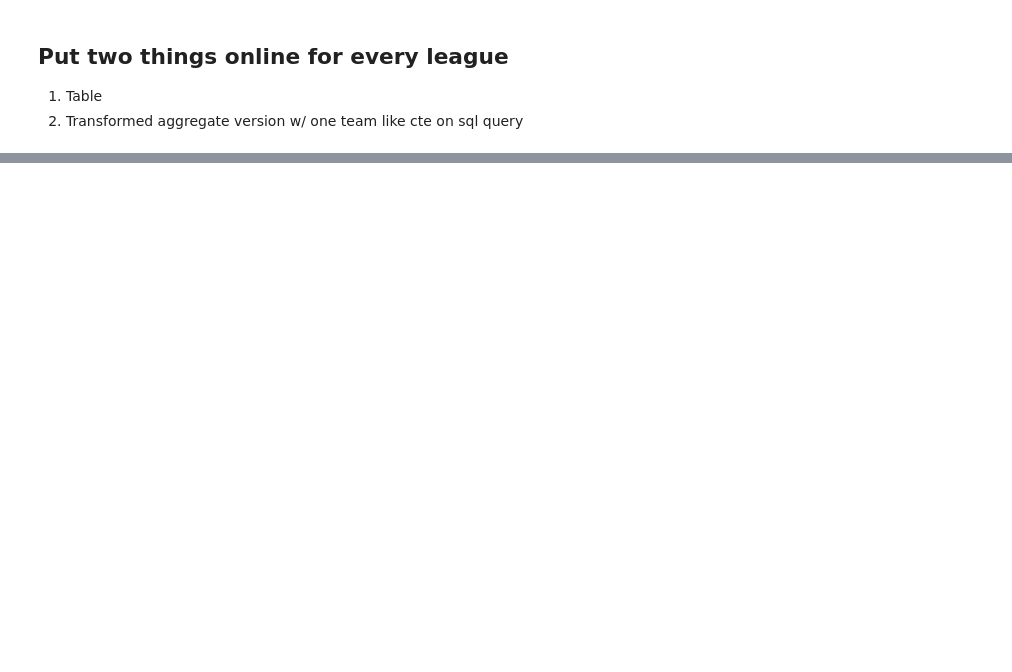
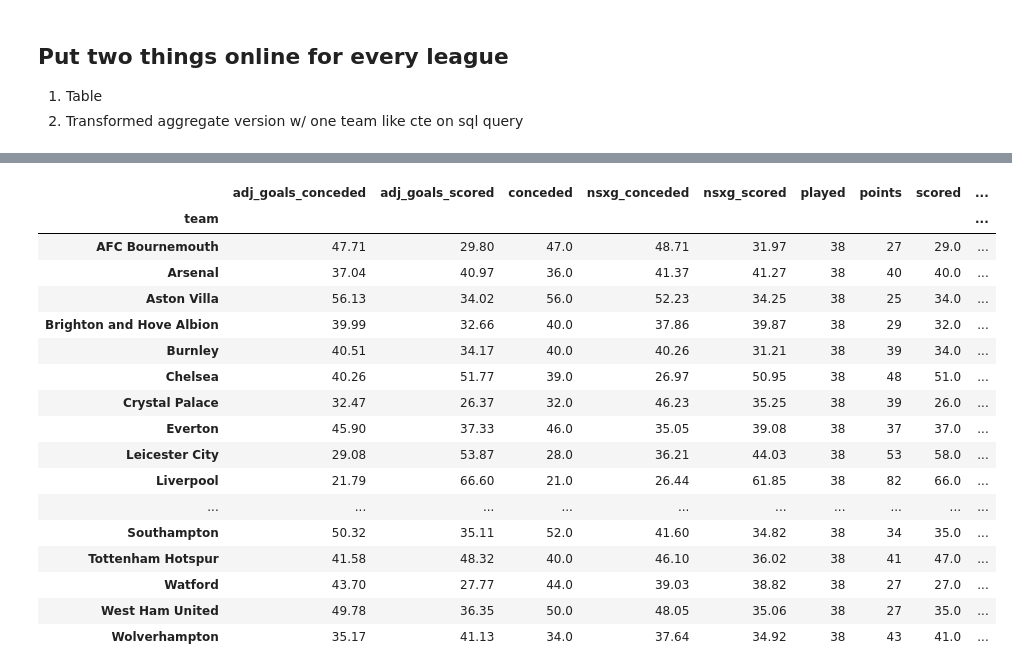
Before and after one commit to stcondon/tables4tableau, a Jupyter notebook: t/notebooks/fte-transformations.ipynb, the cells around one changed output, grey strips where cells are left out. Cells and saved outputs as stored; diff of their text form; code cells hidden in the pictures; blank space fills up the shorter version.

```diff
--- a/t/notebooks/fte-transformations.ipynb
+++ b/t/notebooks/fte-transformations.ipynb
@@ -52,0 +82,52 @@ fte = fte_last_season(path, league_dict)
+# %%
+def fte_mvp(df):
+    home = df.groupby('team1').apply(
+        lambda x: (x['score1'] > x['score2']).sum() * 3 + (x['score1'] == x['score2']).sum()).reset_index(name='points')
+    pt = pd.pivot_table(df, values = ['score1', 'score2', 'xg1', 'xg2', 'nsxg1', 'nsxg2', 'adj_score1','adj_score2'],
+                        index = 'team1', aggfunc=sum)
+    home = home.merge(pt.reset_index(), on = 'team1')
+    pt = pd.pivot_table(df, values = 'date', index = 'team1', aggfunc=pd.Series.nunique)
+    home = home.merge(pt.reset_index(), on = 'team1')
+    cols = {'date':'played', 'team1':'team', 'score1':'scored', 'score2':'conceded', 'xg1':'xg_scored',
+            'xg2':'xg_conceded', 'nsxg1':'nsxg_scored', 'nsxg2':'nsxg_conceded', 'adj_score1':'adj_goals_scored',
+            'adj_score2':'adj_goals_conceded'}
+    home = home.rename(columns = cols)
+    away = df.groupby('team2').apply(
+        lambda x: (x['score2'] > x['score1']).sum() * 3 + (x['score1'] == x['score2']).sum()).reset_index(name='points')
+    pt = pd.pivot_table(df, values = ['score1', 'score2', 'xg1', 'xg2', 'nsxg1', 'nsxg2', 'adj_score1','adj_score2'],
+                        index = 'team2', aggfunc=sum)
+    away = away.merge(pt.reset_index(), on = 'team2')
+    pt = pd.pivot_table(df, values = 'date', index = 'team2', aggfunc=pd.Series.nunique)
+    away = away.merge(pt.reset_index(), on = 'team2')
+    cols = {'date':'played', 'team2':'team', 'score2':'scored', 'score1':'conceded', 'xg2':'xg_scored',
+            'xg1':'xg_conceded', 'nsxg2':'nsxg_scored', 'nsxg1':'nsxg_conceded', 'adj_score2':'adj_goals_scored',
+            'adj_score1':'adj_goals_conceded'}
+    away = away.rename(columns = cols)
+    t = pd.concat([home, away], ignore_index=True)
+    t = t.groupby('team').sum()
+    t['goal_difference'] = t['scored'] - t['conceded']
+    t['xg_difference'] = t['xg_scored'] - t['xg_conceded']
+    t['nsxg_difference'] = t['nsxg_scored'] - t['nsxg_conceded']
+    t['adj_goal_difference'] = t['adj_goals_scored'] - t['adj_goals_conceded']
+    return t
+# %%
+fte_mvp(df)
+# %% [output]
+|  | adj_goals_conceded | adj_goals_scored | conceded | nsxg_conceded | nsxg_scored | played | points | scored | ... |
+| team |  |  |  |  |  |  |  |  | ... |
+| AFC Bournemouth | 47.71 | 29.80 | 47.0 | 48.71 | 31.97 | 38 | 27 | 29.0 | ... |
+| Arsenal | 37.04 | 40.97 | 36.0 | 41.37 | 41.27 | 38 | 40 | 40.0 | ... |
+| Aston Villa | 56.13 | 34.02 | 56.0 | 52.23 | 34.25 | 38 | 25 | 34.0 | ... |
+| Brighton and Hove Albion | 39.99 | 32.66 | 40.0 | 37.86 | 39.87 | 38 | 29 | 32.0 | ... |
+| Burnley | 40.51 | 34.17 | 40.0 | 40.26 | 31.21 | 38 | 39 | 34.0 | ... |
+| Chelsea | 40.26 | 51.77 | 39.0 | 26.97 | 50.95 | 38 | 48 | 51.0 | ... |
+| Crystal Palace | 32.47 | 26.37 | 32.0 | 46.23 | 35.25 | 38 | 39 | 26.0 | ... |
+| Everton | 45.90 | 37.33 | 46.0 | 35.05 | 39.08 | 38 | 37 | 37.0 | ... |
+| Leicester City | 29.08 | 53.87 | 28.0 | 36.21 | 44.03 | 38 | 53 | 58.0 | ... |
+| Liverpool | 21.79 | 66.60 | 21.0 | 26.44 | 61.85 | 38 | 82 | 66.0 | ... |
+| ... | ... | ... | ... | ... | ... | ... | ... | ... | ... |
+| Southampton | 50.32 | 35.11 | 52.0 | 41.60 | 34.82 | 38 | 34 | 35.0 | ... |
+| Tottenham Hotspur | 41.58 | 48.32 | 40.0 | 46.10 | 36.02 | 38 | 41 | 47.0 | ... |
+| Watford | 43.70 | 27.77 | 44.0 | 39.03 | 38.82 | 38 | 27 | 27.0 | ... |
+| West Ham United | 49.78 | 36.35 | 50.0 | 48.05 | 35.06 | 38 | 27 | 35.0 | ... |
+| Wolverhampton | 35.17 | 41.13 | 34.0 | 37.64 | 34.92 | 38 | 43 | 41.0 | ... |
```
Also changed, not shown: parts of 5 cells of this notebook.
